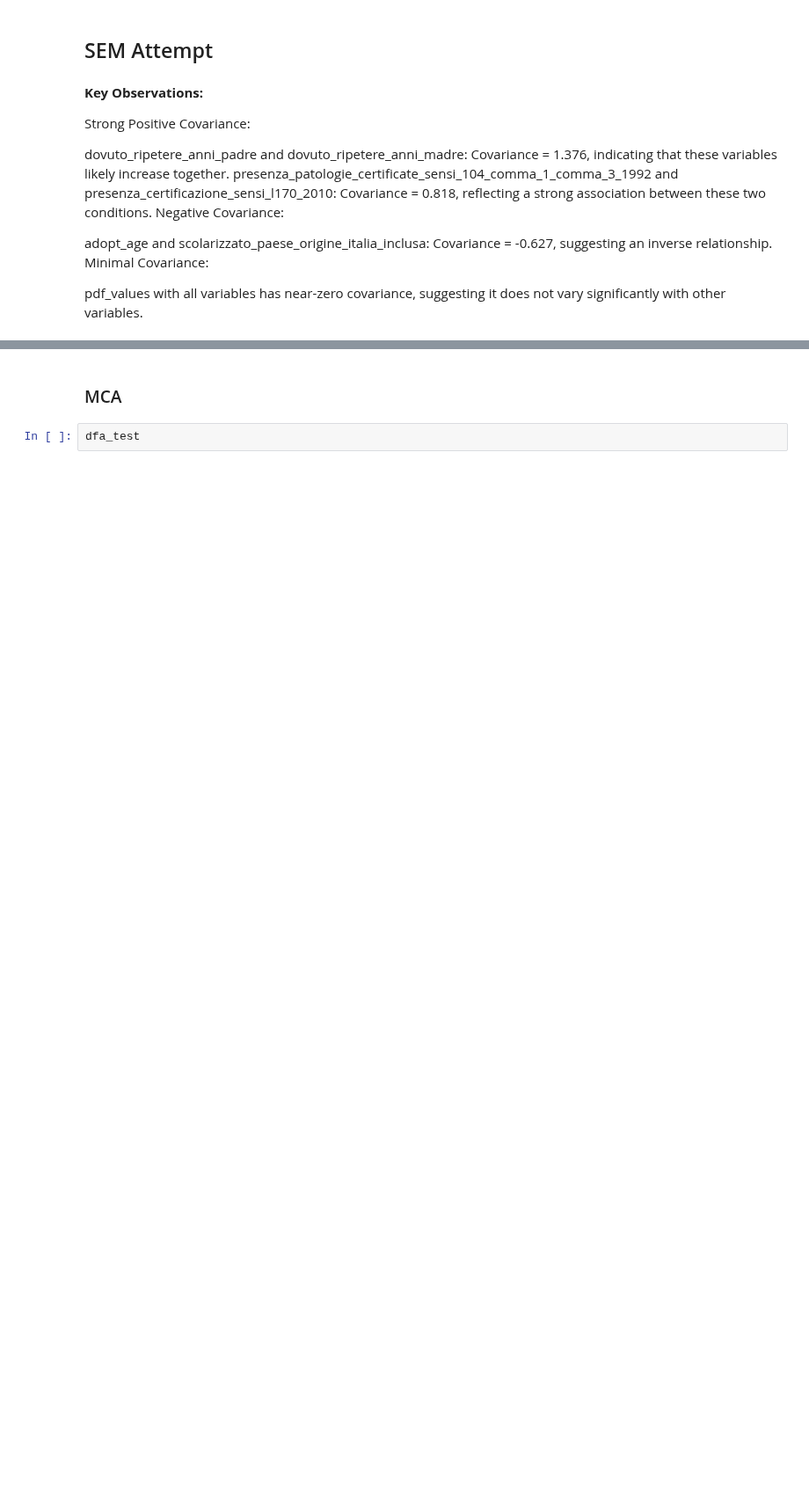
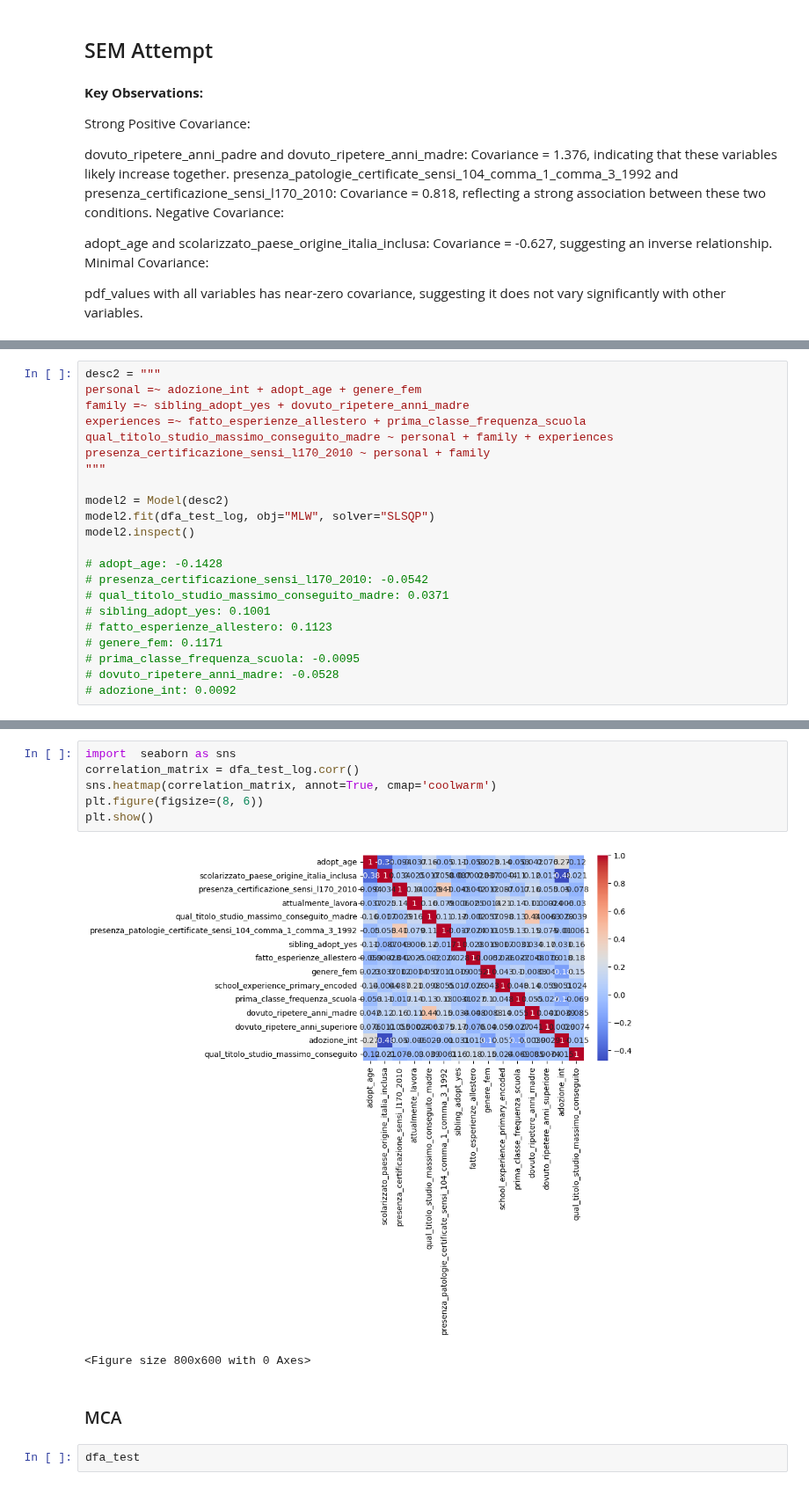
Before and after one commit to arina19-2000/unimi, a Jupyter notebook: tesi/tesi.ipynb, the cells around one changed output, grey strips where cells are left out. Shown at 88% size. Saved outputs shown, nothing was run; the diff lists cells and outputs as text; blank space fills up the shorter version.

```diff
--- a/tesi/tesi.ipynb
+++ b/tesi/tesi.ipynb
@@ -898,0 +971,22 @@ semopy.calc_stats(model)
+# %%
+desc2 = """
+personal =~ adozione_int + adopt_age + genere_fem
+family =~ sibling_adopt_yes + dovuto_ripetere_anni_madre
+experiences =~ fatto_esperienze_allestero + prima_classe_frequenza_scuola
+qual_titolo_studio_massimo_conseguito_madre ~ personal + family + experiences
+presenza_certificazione_sensi_l170_2010 ~ personal + family
+"""
+
+model2 = Model(desc2)
+model2.fit(dfa_test_log, obj="MLW", solver="SLSQP")
+model2.inspect()
+
+# adopt_age: -0.1428
+# presenza_certificazione_sensi_l170_2010: -0.0542
+# qual_titolo_studio_massimo_conseguito_madre: 0.0371
+# sibling_adopt_yes: 0.1001
+# fatto_esperienze_allestero: 0.1123
+# genere_fem: 0.1171
+# prima_classe_frequenza_scuola: -0.0095
+# dovuto_ripetere_anni_madre: -0.0528
+# adozione_int: 0.0092
@@ -902,3 +1023,12 @@ semplot(model, filename='t.pdf')
+# %%
+import  seaborn as sns
+correlation_matrix = dfa_test_log.corr()
+sns.heatmap(correlation_matrix, annot=True, cmap='coolwarm')
+plt.figure(figsize=(8, 6))
+plt.show()
+# %% [output]
+[figure, added]
+<Figure size 800x600 with 0 Axes>
 # %% [markdown]
 ### MCA
 # %%
```
Also changed, not shown: parts of 72 cells of this notebook.
